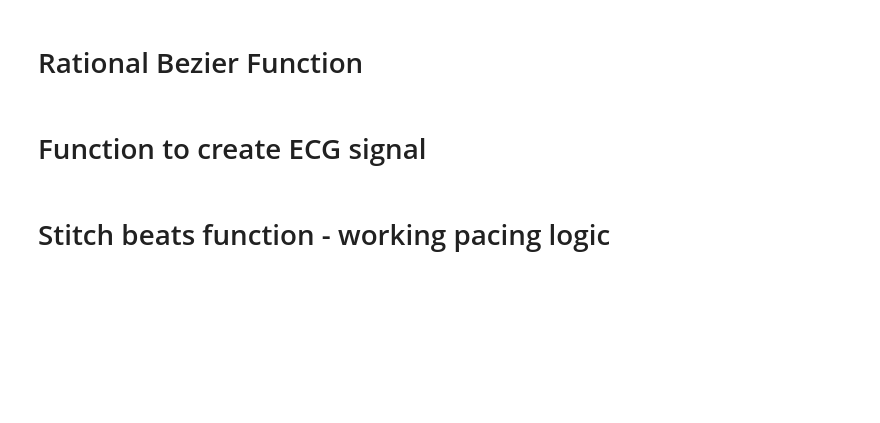
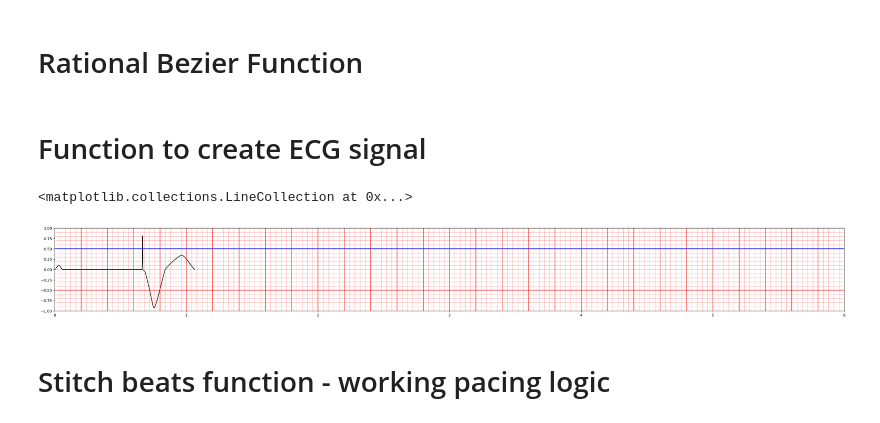
Before and after one commit to joonhaim/edupace, a Jupyter notebook: simulator-interface/ecg/ECG simulation - more organised version.ipynb, the cells around one changed output. Saved outputs shown, nothing was run; the diff lists cells and outputs as text; code cells hidden in the pictures; blank space fills up the shorter version.

```diff
--- a/simulator-interface/ecg/ECG simulation - more organised version.ipynb
+++ b/simulator-interface/ecg/ECG simulation - more organised version.ipynb
@@ -30,6 +30,7 @@ def b_polynomial(t,P):
 # Function to create ECG signal #
 # %%
 def ECG_wave(signal_type):
+    t = np.linspace(0,1,101)
     #Checking signal type
     if signal_type == 'Normal':
        #points_preP = [[1,0,0],[1,0.5,0],[1,1,0],[1,1.5,0],[1,2,0],[1,2.5,0],[1,3,0]]
@@ -153,6 +154,64 @@ def ECG_wave(signal_type):
 
 
     return x,y
+# %%
+t = np.linspace(0,1,101)
+patient_HR = 90
+sensitivity = 0.5
+max_time_since_sensed = 60/90
+
+scaling_factor_x_R = 0.28/3.05 #Length of signal is 3.05, but actual length should be 0.28s
+scaling_factor_x_P = 0.06/0.9 #Length of signal is 0.9, but actual length should be 0.06s
+scaling_factor_y_R = 0.295 + 0.06*np.random.random()-0.03
+scaling_factor_y_P = 0.1477 + 0.06*np.random.random()-0.03
+scaling_factor_x_paced = 0.4/3.872 #Length of signal is 3.872, but actual length should be 0.4s
+scaling_factor_y_paced = 1.333*(0.05 + 0.006*np.random.random()-0.003)
+
+
+
+Px,Py = ECG_wave("3rd degree heart block P wave")
+Rx,Ry = ECG_wave("3rd degree heart block R wave")
+paced_x, paced_y = ECG_wave("3rd degree heart block ventricular pacing")
+Rx += 1 + 0.04*np.random.random()-0.02
+Px *= scaling_factor_x_P
+Py *= scaling_factor_y_P
+Rx *= scaling_factor_x_R
+Ry *= scaling_factor_y_R
+paced_x *= scaling_factor_x_paced
+paced_y *= scaling_factor_y_paced
+paced_x += max_time_since_sensed-0.003305785
+#paced_x, paced_y = ECG_wave("3rd degree heart block ventricular pacing")
+
+x = np.concatenate((Px,paced_x),axis = 0)
+y = np.concatenate((Py,paced_y),axis = 0)
+
+fig, ax = plt.subplots(figsize=(38, 4))
+ax.plot(x,y, color='black')
+ax.set_xlim(0, 6)
+ax.set_ylim(-1, 1)
+
+# compute line positions
+big_lines_v = np.arange(0, 6, 0.2)
+small_lines_v = np.arange(0, 6, 0.04)
+big_lines_h = np.arange(-1.5, 1.5, 1)
+small_lines_h = np.arange(-1.5, 1.5, 0.1)
+
+ymin, ymax = ax.get_ylim()
+xmin, xmax = ax.get_xlim()
+
+# draw vertical lines (from ymin to ymax) in a single call each
+ax.vlines(big_lines_v, ymin, ymax, colors='red', alpha=0.7, linewidth=1.5)
+ax.vlines(small_lines_v, ymin, ymax, colors='red', alpha=0.3, linewidth=1)
+
+# draw horizontal lines (from xmin to xmax)
+ax.hlines(big_lines_h, xmin, xmax, colors='red', alpha=0.7, linewidth=1.5)
+ax.hlines(small_lines_h, xmin, xmax, colors='red', alpha=0.3, linewidth=1)
+
+#Line to indicate sensitivity setting
+ax.hlines(sensitivity, xmin, xmax, colors='blue', alpha=1, linewidth=1.5)
+# %% [output]
+<matplotlib.collections.LineCollection at 0x...>
+[figure, added]
 # %% [markdown]
 # Stitch beats function - working pacing logic #
 # %%
```
Also changed, not shown: parts of 2 cells of this notebook.
